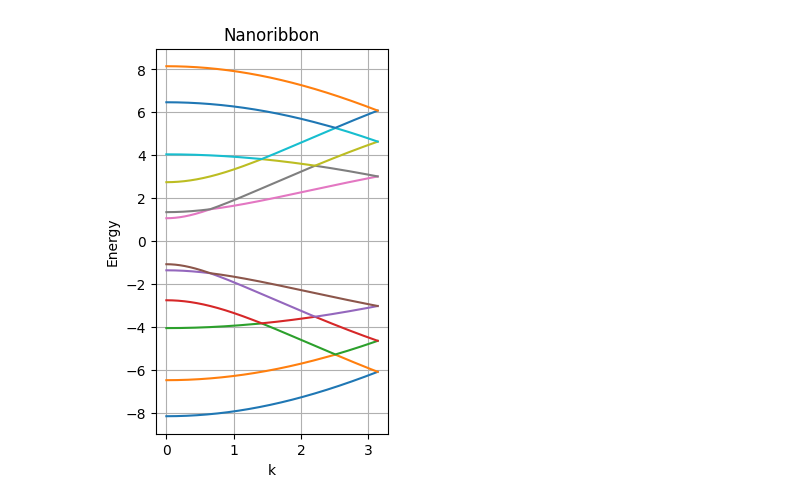
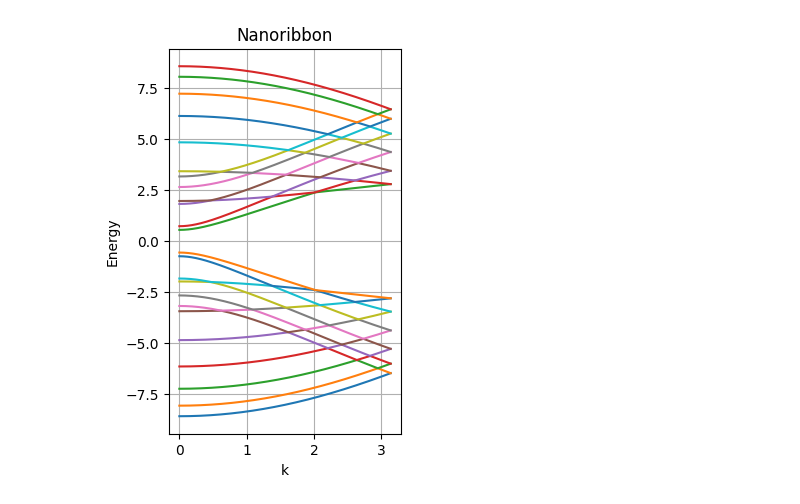
Before and after one commit to oykuthejedi/Calculation-of-band-structures-using-TBM, a Jupyter notebook: 03.ipynb, the cells around one changed output. Saved outputs shown, nothing was run; the diff lists cells and outputs as text; code cells hidden in the pictures.

```diff
--- a/03.ipynb
+++ b/03.ipynb
@@ -1,10 +1,10 @@
 # %%
 import numpy as np
 import matplotlib.pyplot as plt
-
+import ipywidgets
 a = 1
-n = 6
-
+n = 12
+# n = n + 2 similar to DFT with that
 kpts = np.linspace(0, np.pi/a, 1000)
 t = -2.7
 te = -2.7 * 1.12
@@ -16,31 +16,31 @@ def energy(k):
             if j % 2 != 0 and j == i + 1:
                 D[i, j] = t
             elif j % 2 == 0 and j == i + 1:
                 D[i, j] = te
             elif j % 2 != 0 and j == i + 3:
                 D[i, j] = te * np.exp(-1j * k * a)
             elif i % 2 == 0 and i == j + 1:
                 D[i, j] = te
             elif i % 2 != 0  and i == j + 3:
                 D[i, j] = te * np.exp(1j * k * a)
             elif i % 2 != 0  and i == j + 1:
                 D[i, j] = t
     E, v = np.linalg.eig(D)
     return np.sort(E)
 
 
 E = []
 for k in kpts:
     E.append(energy(k))
 E = np.array(E)
 
 
 plt.figure(figsize=(3, 5))
 plt.plot(kpts, E)
 plt.xlabel('k')
 plt.ylabel('Energy')
 plt.title('Nanoribbon')
 plt.grid(True)
 plt.show()
 # %% [output]
-[figure, old version]
+[figure, new version]
```
